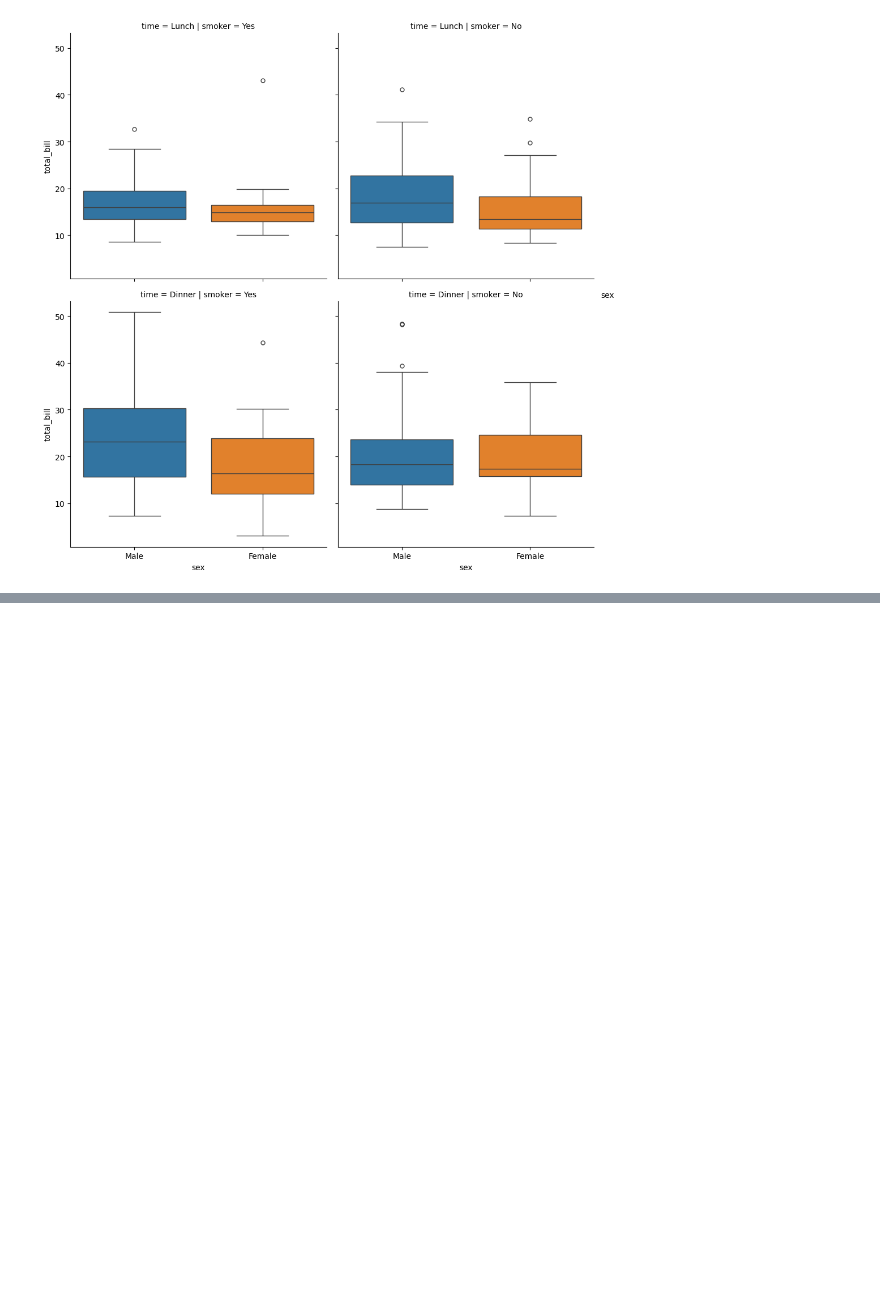
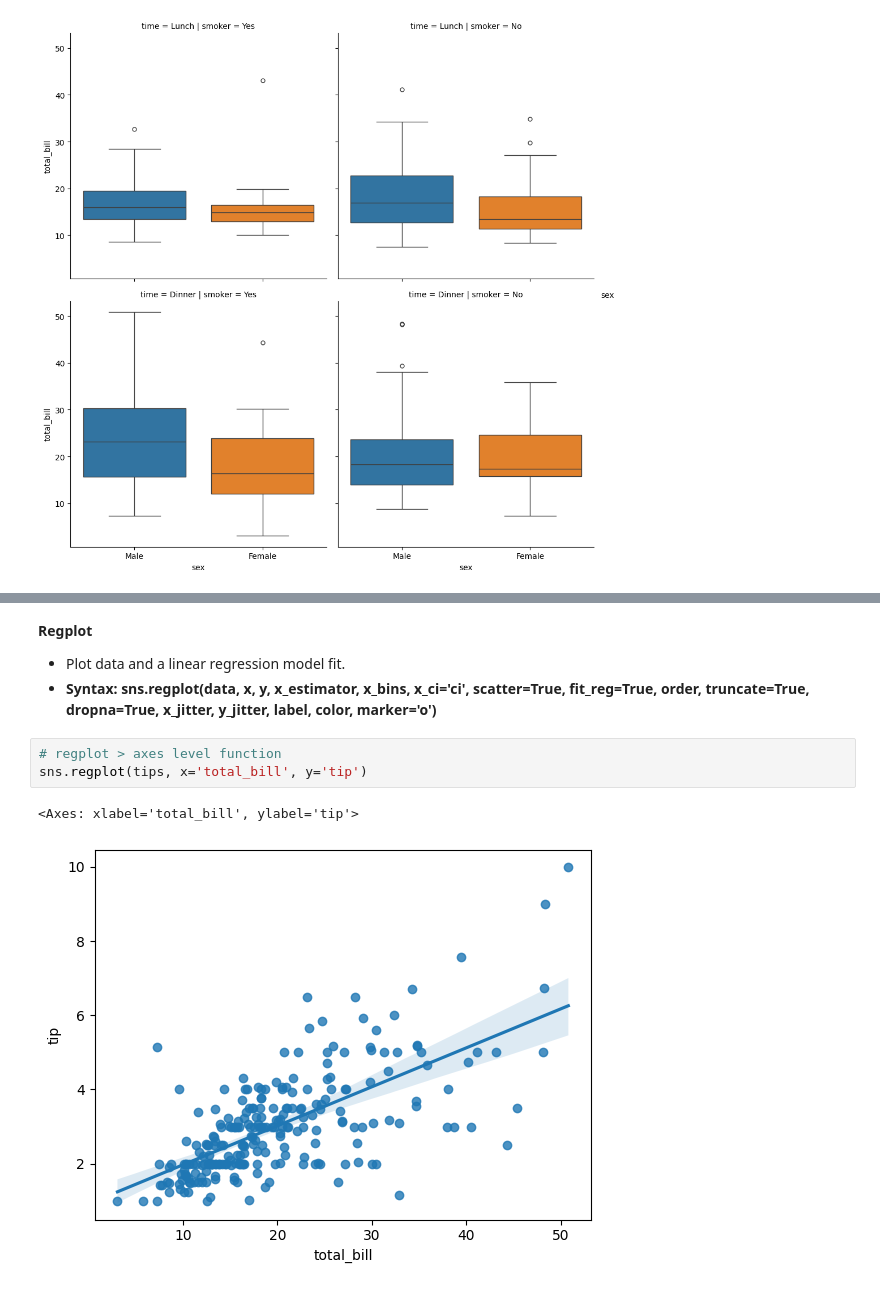
Before and after one commit to akashpagi/SEABORN-DATA-VISUALIZATION-LIBRARY-FOR-DATA-SCIENCE, a Jupyter notebook: SESSION 26 - PLOTTING USING SEABORN PART 2.ipynb, the cells around one changed output, grey strips where cells are left out. Drawn from its saved outputs; the diff is of its cells as text; blank space fills up the shorter version.

Commit message:
[ Regression plots -  regplot, lmplot, residplot ]

```diff
--- a/SESSION 26 - PLOTTING USING SEABORN PART 2.ipynb
+++ b/SESSION 26 - PLOTTING USING SEABORN PART 2.ipynb
@@ -199,0 +208,10 @@ sns.catplot(tips, x='sex', y='total_bill', col='smoker',
+# %% [markdown]
+**Regplot**
+- Plot data and a linear regression model fit.
+- **Syntax: sns.regplot(data, x, y, x_estimator, x_bins, x_ci='ci', scatter=True, fit_reg=True, order, truncate=True, dropna=True, x_jitter, y_jitter, label, color, marker='o')**
+# %%
+# regplot > axes level function
+sns.regplot(tips, x='total_bill', y='tip')
+# %% [output]
+<Axes: xlabel='total_bill', ylabel='tip'>
+[figure, added]
```
Also changed, not shown: parts of 6 cells of this notebook.
